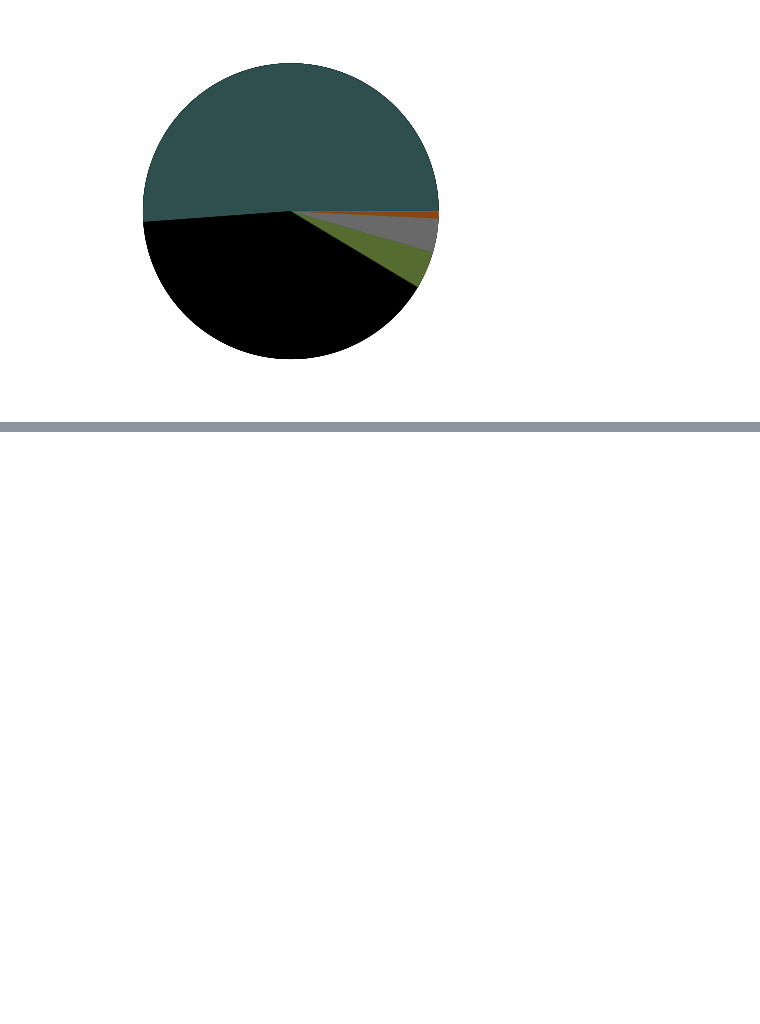
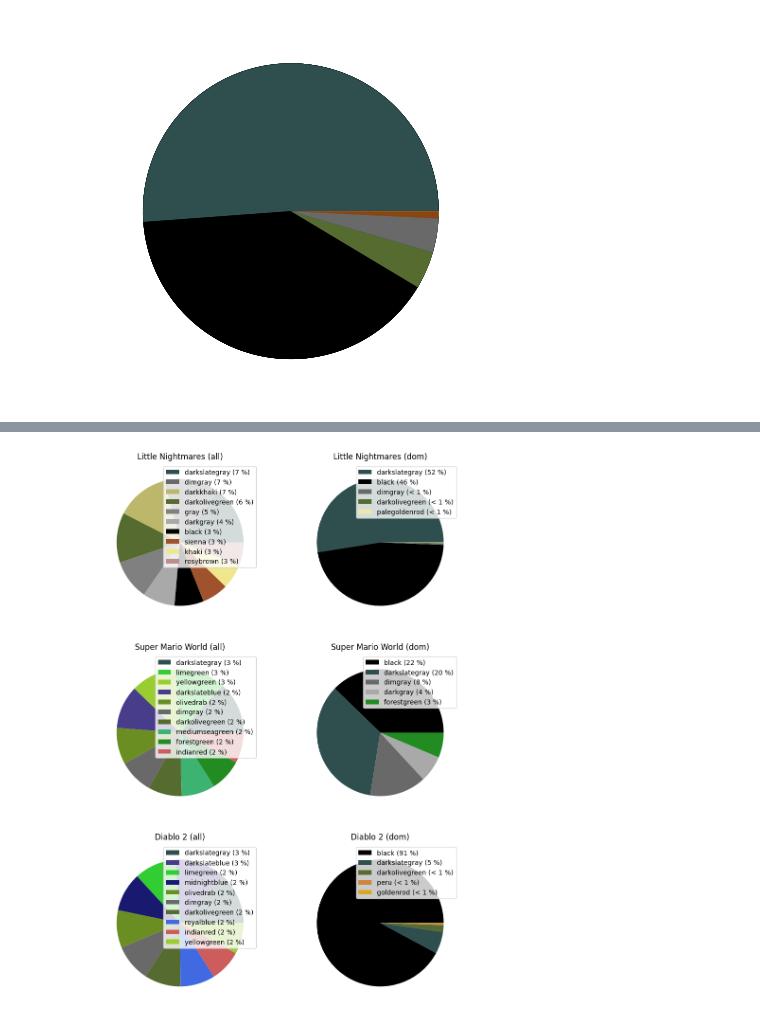
Before and after one commit to vairasza/dhcv, a Jupyter notebook: dominant_color_figures.ipynb, the cells around one changed output, grey strips where cells are left out. Cells and saved outputs as stored; diff of their text form; code cells hidden in the pictures; blank space fills up the shorter version.

```diff
--- a/dominant_color_figures.ipynb
+++ b/dominant_color_figures.ipynb
@@ -460,0 +550,63 @@ for frame in frames_list:
+# %%
+fig = plt.figure(figsize=(10,20), dpi=100)
+#figure.set_size_inches(38, 31)
+
+# Little Nightmares (of all colors of whole walkthrough)
+
+pie_subplot = fig.add_subplot(421)
+
+pie_subplot.pie(pie_chart_data_little_nightmares_all[0], colors=pie_chart_data_little_nightmares_all[1])
+pie_subplot.legend(pie_chart_data_little_nightmares_all[3], pie_chart_data_little_nightmares_all[2], loc="best")
+pie_subplot.set_title("Little Nightmares (all)")
+#plt.show()
+
+# Little Nightmares (of most dominant colors of each frame)
+
+pie_subplot = fig.add_subplot(422)
+
+pie_subplot.pie(pie_chart_data_little_nightmares[0], colors=pie_chart_data_little_nightmares[1])
+pie_subplot.legend(pie_chart_data_little_nightmares[3], pie_chart_data_little_nightmares[2], loc="best")
+pie_subplot.set_title("Little Nightmares (dom)")
+
+# Super Mario World (of all colors of whole walkthrough)
+
+pie_subplot = fig.add_subplot(423)
+
+pie_subplot.pie(pie_chart_data_mario_all[0], colors=pie_chart_data_mario_all[1])
+pie_subplot.legend(pie_chart_data_mario_all[3], pie_chart_data_mario_all[2], loc="best")
+pie_subplot.set_title("Super Mario World (all)")
+#plt.show()
+
+# Super Mario World (of most dominant colors of each frame)
+
+pie_subplot = fig.add_subplot(424)
+
+pie_subplot.pie(pie_chart_data_mario[0], colors=pie_chart_data_mario[1])
+pie_subplot.legend(pie_chart_data_mario[3], pie_chart_data_mario[2], loc="best")
+pie_subplot.set_title("Super Mario World (dom)")
+
+# Diablo 2 (of all colors of whole walkthrough)
+
+pie_subplot = fig.add_subplot(425)
+
+pie_subplot.pie(pie_chart_data__diablo_all[0], colors=pie_chart_data__diablo_all[1])
+pie_subplot.legend(pie_chart_data__diablo_all[3], pie_chart_data__diablo_all[2], loc="best")
+pie_subplot.set_title("Diablo 2 (all)")
+#plt.show()
+
+# Diablo 2 (of most dominant colors of each frame)
+
+pie_subplot = fig.add_subplot(426)
+
+pie_subplot.pie(pie_chart_data_diablo[0], colors=pie_chart_data_diablo[1])
+pie_subplot.legend(pie_chart_data_diablo[3], pie_chart_data_diablo[2], loc="best")
+pie_subplot.set_title("Diablo 2 (dom)")
+
+
+
+
+#plt.show()
+
+fig.savefig(f"{output_path}dominant_color_pie_charts_figure_final.svg", dpi=100, format='svg')
+# %% [output]
+[figure, added]
```
Also changed, not shown: parts of 7 cells of this notebook.
